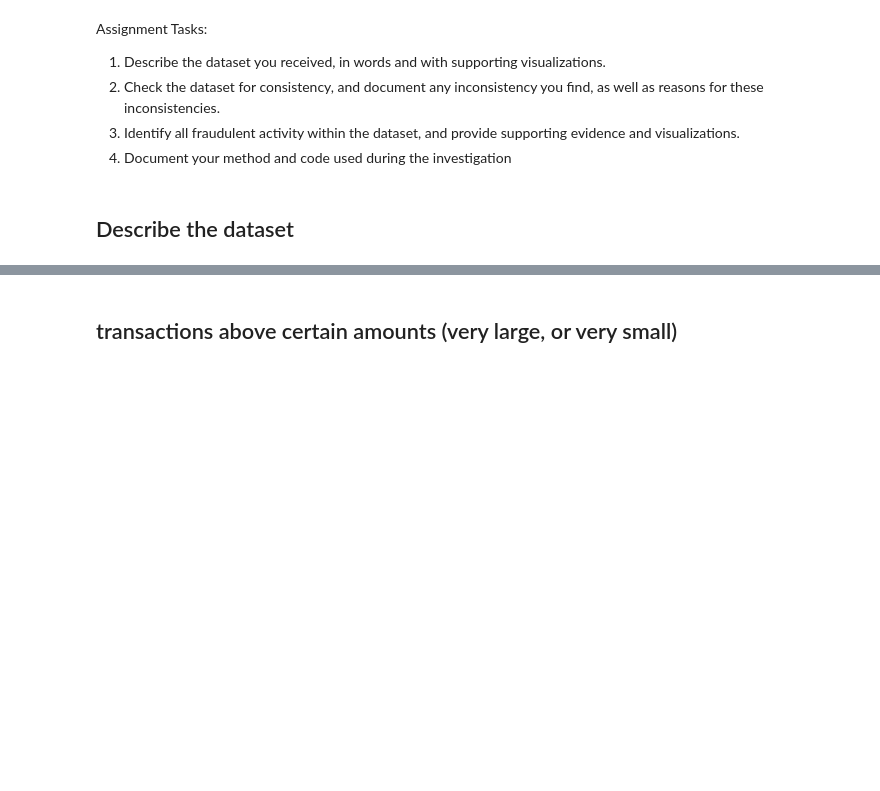
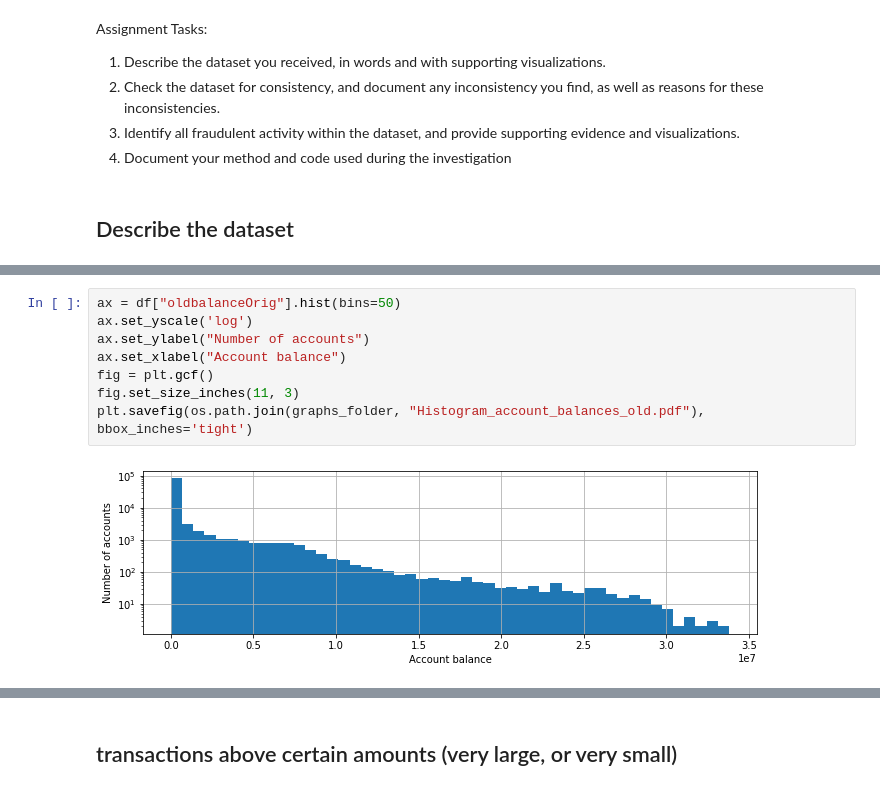
Before and after one commit to maximsachs/SEN163A_Assignment1, a Jupyter notebook: SEN163A_Assignment1.ipynb, the cells around one changed output, grey strips where cells are left out. Drawn from its saved outputs; the diff is of its cells as text; blank space fills up the shorter version.

```diff
--- a/SEN163A_Assignment1.ipynb
+++ b/SEN163A_Assignment1.ipynb
@@ -97,0 +113,10 @@ ax.set_yscale('log')
+# %%
+ax = df["oldbalanceOrig"].hist(bins=50)
+ax.set_yscale('log')
+ax.set_ylabel("Number of accounts")
+ax.set_xlabel("Account balance")
+fig = plt.gcf()
+fig.set_size_inches(11, 3)
+plt.savefig(os.path.join(graphs_folder, "Histogram_account_balances_old.pdf"), bbox_inches='tight')
+# %% [output]
+[figure, added]
```
Also changed, not shown: parts of 27 cells of this notebook.
